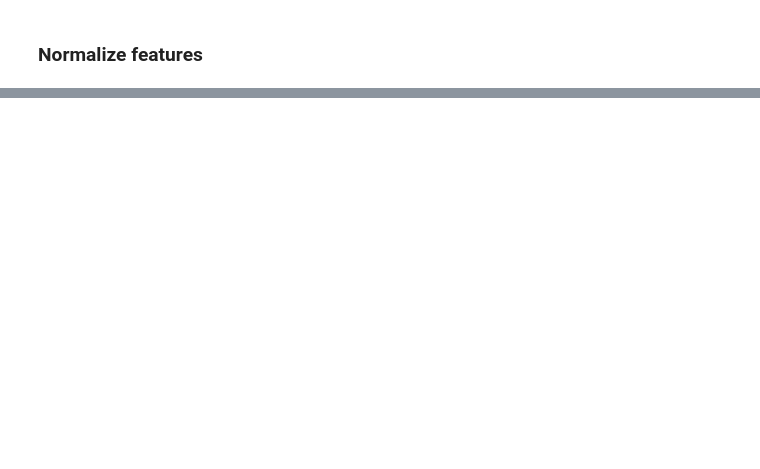
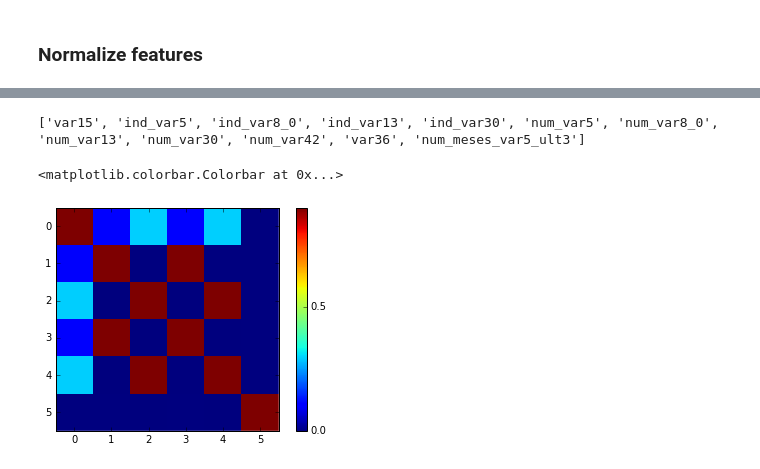
Before and after one commit to linhvannguyen/kaggle, a Jupyter notebook: santander/load_data.ipynb, the cells around one changed output, grey strips where cells are left out. Saved outputs shown, nothing was run; the diff lists cells and outputs as text; code cells hidden in the pictures; blank space fills up the shorter version.

```diff
--- a/santander/load_data.ipynb
+++ b/santander/load_data.ipynb
@@ -65,0 +105,13 @@ array([[-0.00761098,  0.00775795,  0.24193856,  0.04499668,  0.00614796,
+# %%
+ids_out=[1,4,5,8,9,11]
+autocov_clean = np.delete(autocov, ids_out, 0)
+autocov_clean = np.delete(autocov_clean, ids_out, 1)
+print features
+
+fig2=plt.figure()
+cax=plt.imshow(autocov_clean, interpolation='none',clim=[0,0.9],cmap='jet')
+fig2.colorbar(cax, ticks=[0, 0.5, 1])
+# %% [output]
+['var15', 'ind_var5', 'ind_var8_0', 'ind_var13', 'ind_var30', 'num_var5', 'num_var8_0', 'num_var13', 'num_var30', 'num_var42', 'var36', 'num_meses_var5_ult3']
+<matplotlib.colorbar.Colorbar at 0x...>
+[figure, added]
```
Also changed, not shown: parts of 19 cells of this notebook, 1 other file.
